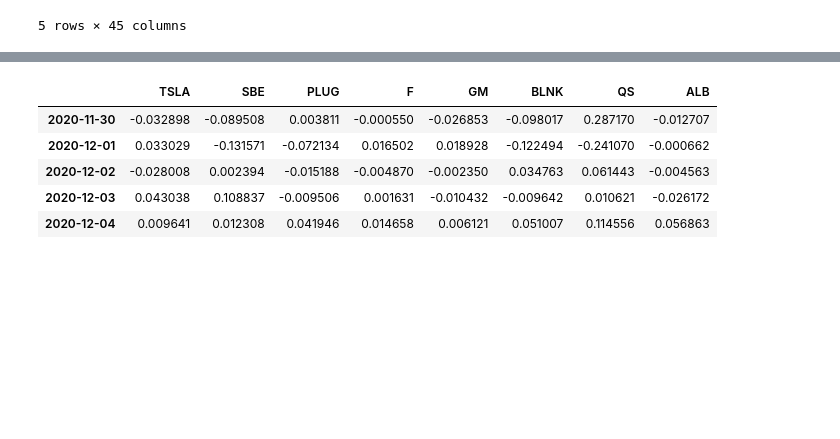
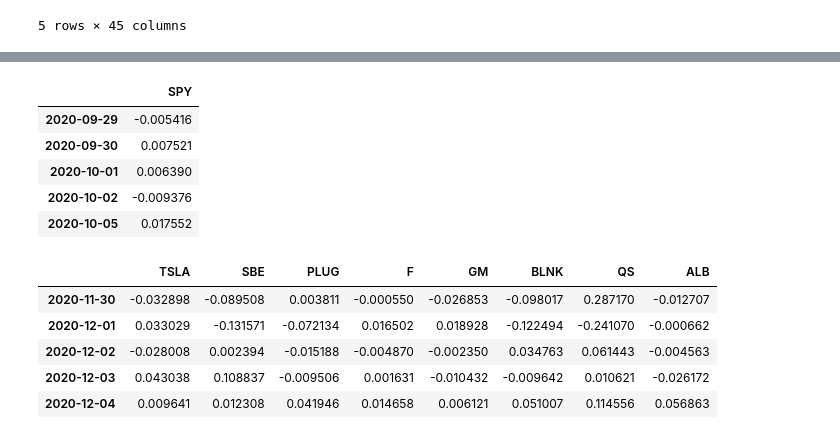
Before and after one commit to pstgeme/portfolio_analyzer, a Jupyter notebook: project_1.ipynb, the cells around one changed output, grey strips where cells are left out. Drawn from its saved outputs; the diff is of its cells as text; code cells hidden in the pictures; blank space fills up the shorter version.

```diff
--- a/project_1.ipynb
+++ b/project_1.ipynb
@@ -151 +182,23 @@ green_agriculture_df.head()
+# %%
+# Create df and calculate pct_change for spy
+spy_df_closing_prices = pd.DataFrame()
+
+# Fetch the closing prices green_auto portfolio
+spy_df_closing_prices["SPY"] = spy_df["SPY"]["close"]
+
+# Drop the time component of the date
+spy_df_closing_prices.index = spy_df_closing_prices.index.date
+
+# Compute daily returns
+df_daily_returns_spy = spy_df_closing_prices.pct_change().dropna()
+
+# Display sample data
+df_daily_returns_spy.head()
+# %% [output]
+|  | SPY |
+| 2020-09-29 | -0.005416 |
+| 2020-09-30 | 0.007521 |
+| 2020-10-01 | 0.006390 |
+| 2020-10-02 | -0.009376 |
+| 2020-10-05 | 0.017552 |
 # %%
```
Also changed, not shown: parts of 14 cells of this notebook.
